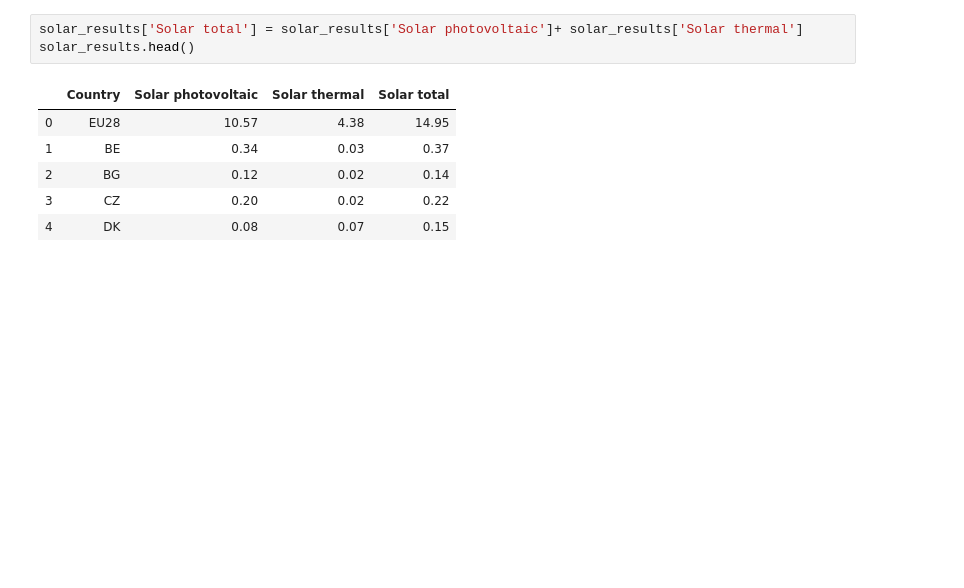
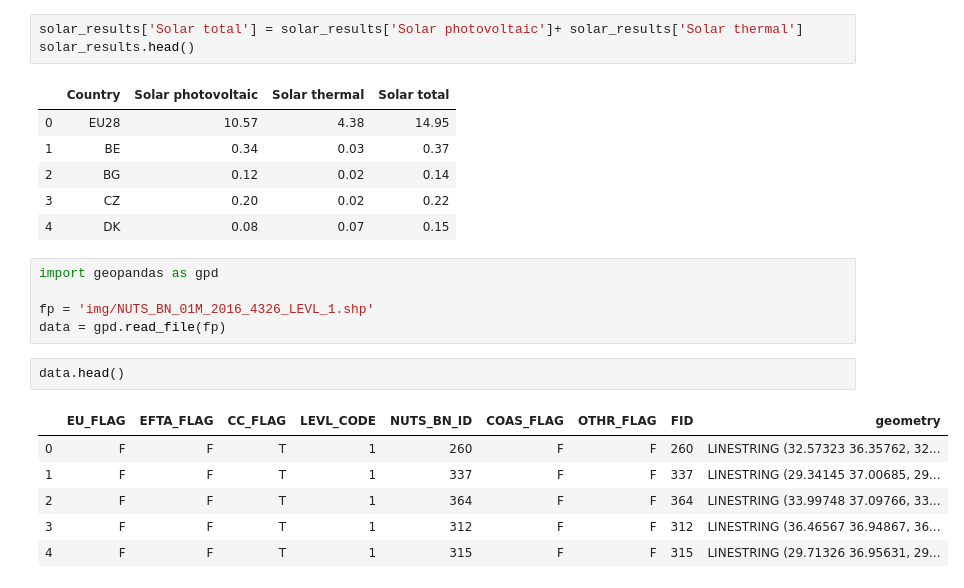
Before and after one commit to nlygar/renewable-energy-eu-statistics, a Jupyter notebook: Untitled1.ipynb, the cells around one changed output. Drawn from its saved outputs; the diff is of its cells as text; blank space fills up the shorter version.

```diff
--- a/Untitled1.ipynb
+++ b/Untitled1.ipynb
@@ -493,3 +493,17 @@ solar_results.head()
 | 2 | BG | 0.12 | 0.02 | 0.14 |
 | 3 | CZ | 0.20 | 0.02 | 0.22 |
 | 4 | DK | 0.08 | 0.07 | 0.15 |
+# %%
+import geopandas as gpd
+
+fp = 'img/NUTS_BN_01M_2016_4326_LEVL_1.shp'
+data = gpd.read_file(fp)
+# %%
+data.head()
+# %% [output]
+|  | EU_FLAG | EFTA_FLAG | CC_FLAG | LEVL_CODE | NUTS_BN_ID | COAS_FLAG | OTHR_FLAG | FID | geometry |
+| 0 | F | F | T | 1 | 260 | F | F | 260 | LINESTRING (32.57323 36.35762, 32... |
+| 1 | F | F | T | 1 | 337 | F | F | 337 | LINESTRING (29.34145 37.00685, 29... |
+| 2 | F | F | T | 1 | 364 | F | F | 364 | LINESTRING (33.99748 37.09766, 33... |
+| 3 | F | F | T | 1 | 312 | F | F | 312 | LINESTRING (36.46567 36.94867, 36... |
+| 4 | F | F | T | 1 | 315 | F | F | 315 | LINESTRING (29.71326 36.95631, 29... |
```
Also changed, not shown: parts of 1 cell of this notebook, 2 other files.
